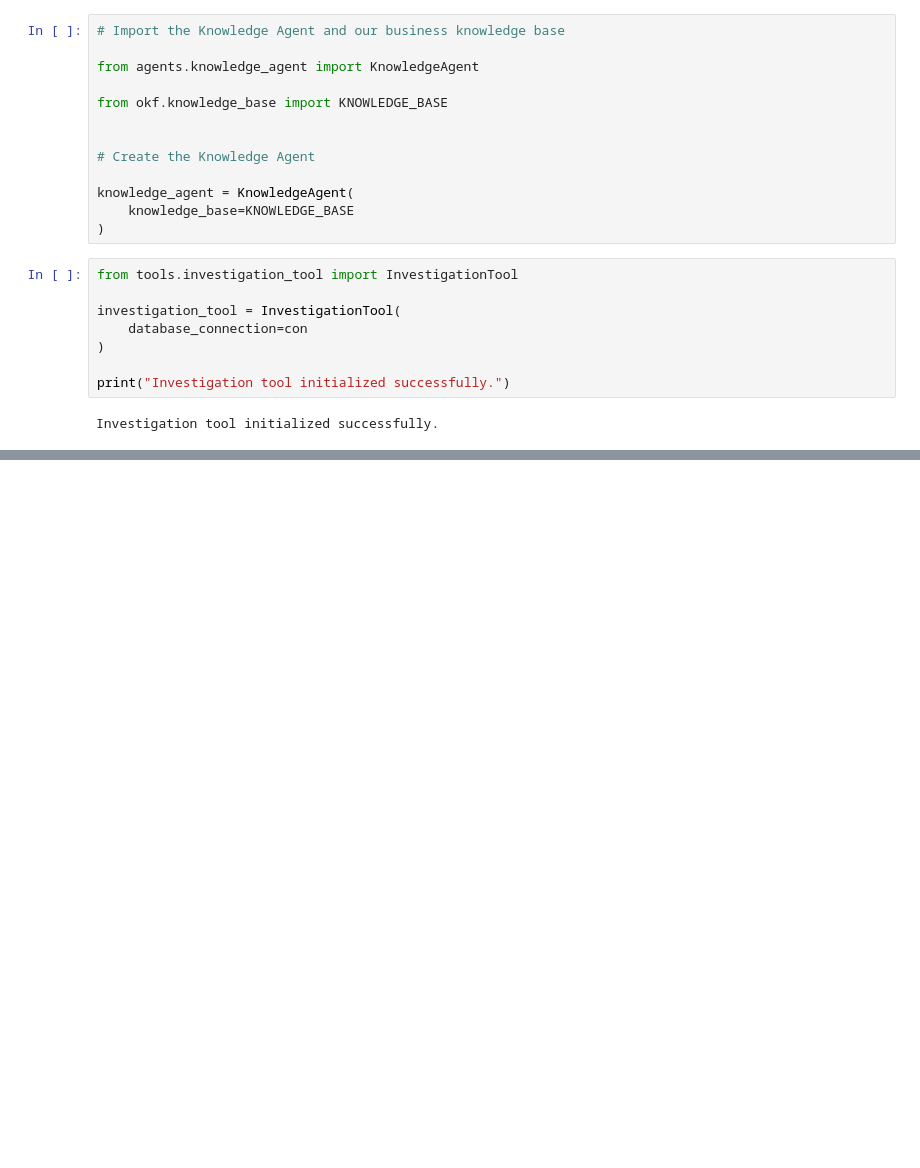
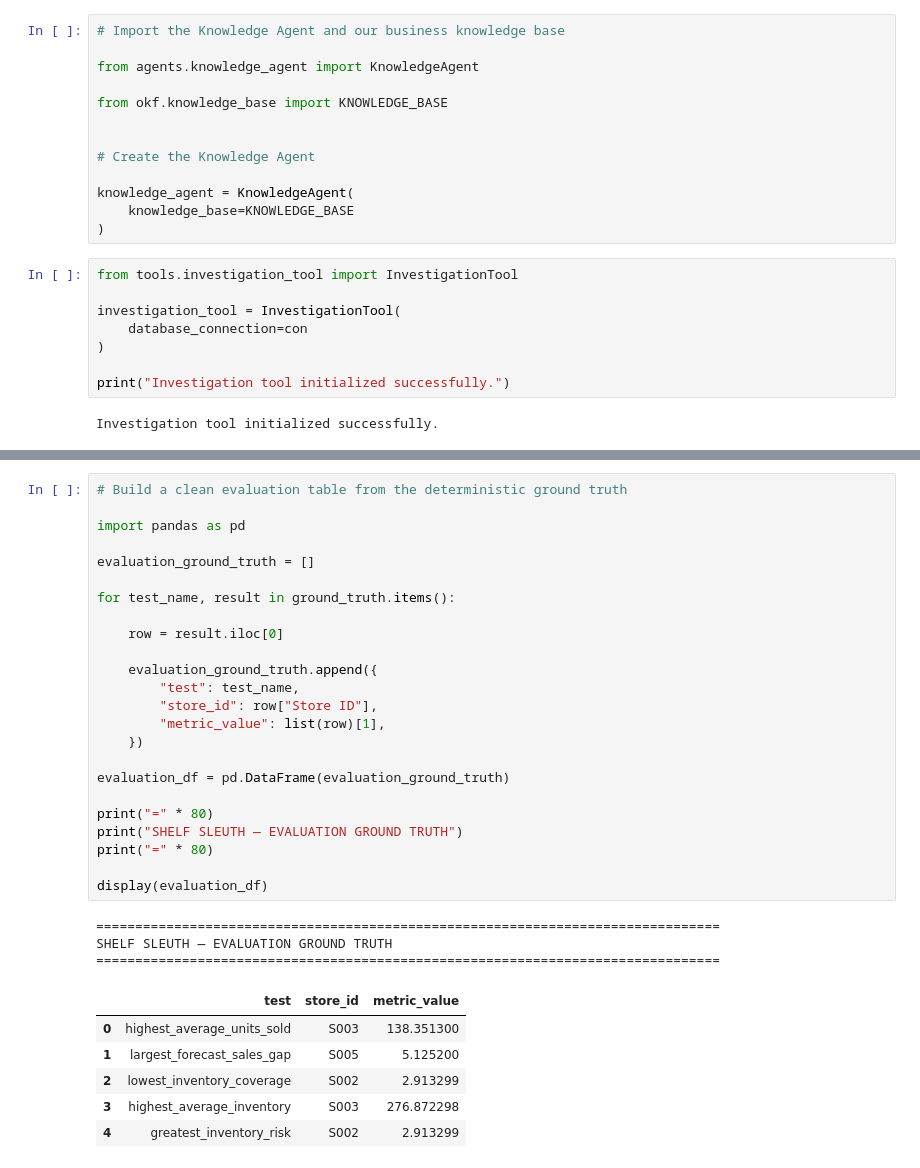
Before and after one commit to Sid1813/ShelfSleuth, a Jupyter notebook: notebooks/01_data_reconnaissance.ipynb, the cells around one changed output, grey strips where cells are left out. Cells and saved outputs as stored; diff of their text form; blank space fills up the shorter version.

```diff
--- a/notebooks/01_data_reconnaissance.ipynb
+++ b/notebooks/01_data_reconnaissance.ipynb
@@ -930,0 +1046,34 @@ print("ShelfSleuth pipeline initialized successfully.")
+# %%
+# Build a clean evaluation table from the deterministic ground truth
+
+import pandas as pd
+
+evaluation_ground_truth = []
+
+for test_name, result in ground_truth.items():
+
+    row = result.iloc[0]
+
+    evaluation_ground_truth.append({
+        "test": test_name,
+        "store_id": row["Store ID"],
+        "metric_value": list(row)[1],
+    })
+
+evaluation_df = pd.DataFrame(evaluation_ground_truth)
+
+print("=" * 80)
+print("SHELF SLEUTH — EVALUATION GROUND TRUTH")
+print("=" * 80)
+
+display(evaluation_df)
+# %% [output]
+================================================================================
+SHELF SLEUTH — EVALUATION GROUND TRUTH
+================================================================================
+|  | test | store_id | metric_value |
+| 0 | highest_average_units_sold | S003 | 138.351300 |
+| 1 | largest_forecast_sales_gap | S005 | 5.125200 |
+| 2 | lowest_inventory_coverage | S002 | 2.913299 |
+| 3 | highest_average_inventory | S003 | 276.872298 |
+| 4 | greatest_inventory_risk | S002 | 2.913299 |
```
Also changed, not shown: parts of 14 cells of this notebook.
